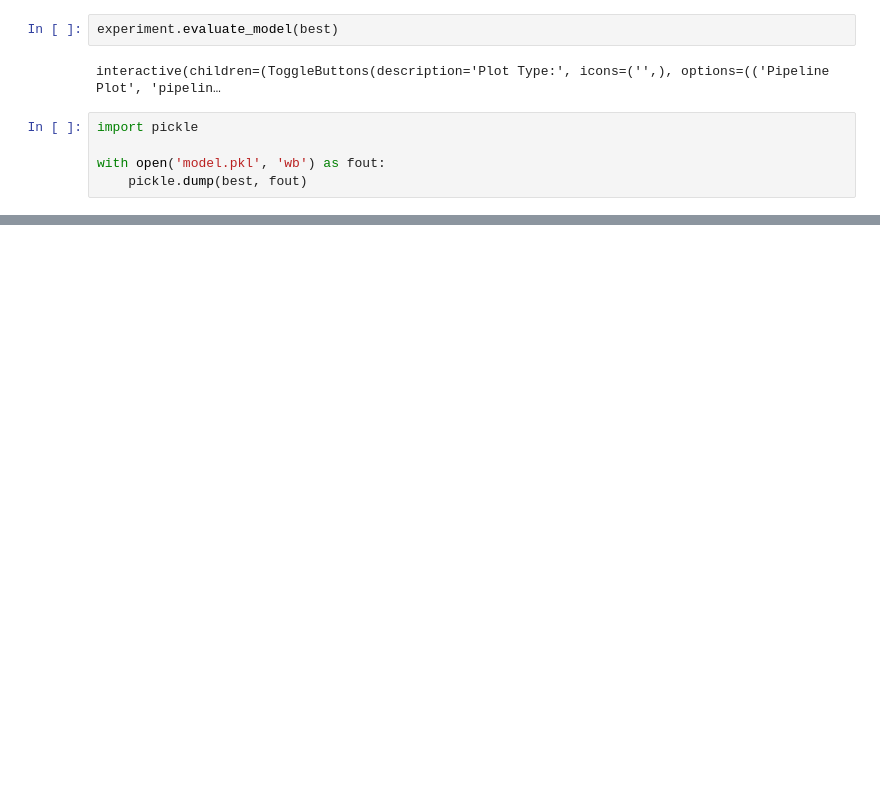
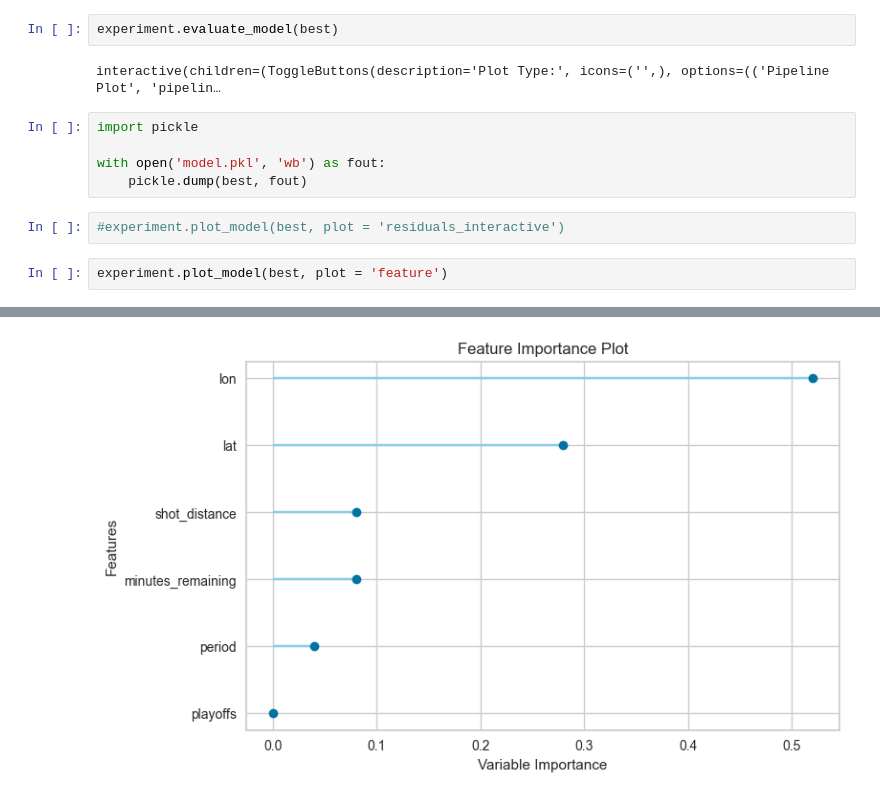
Before and after one commit to echer/25e1-3-eng-ml-kobe-alan-echer, a Jupyter notebook: notebooks/exploracao.ipynb, the cells around one changed output, grey strips where cells are left out. Cells and saved outputs as stored; diff of their text form; blank space fills up the shorter version.

```diff
--- a/notebooks/exploracao.ipynb
+++ b/notebooks/exploracao.ipynb
@@ -140,3 +161,8 @@ import pickle
 
 with open('model.pkl', 'wb') as fout:
     pickle.dump(best, fout)
+# %%
+#experiment.plot_model(best, plot = 'residuals_interactive')
+# %%
+experiment.plot_model(best, plot = 'feature')
+# %% [output]
@@ -142,0 +170 @@ with open('model.pkl', 'wb') as fout:
+[figure, added]
```
Also changed, not shown: parts of 7 cells of this notebook, 22 other files.
